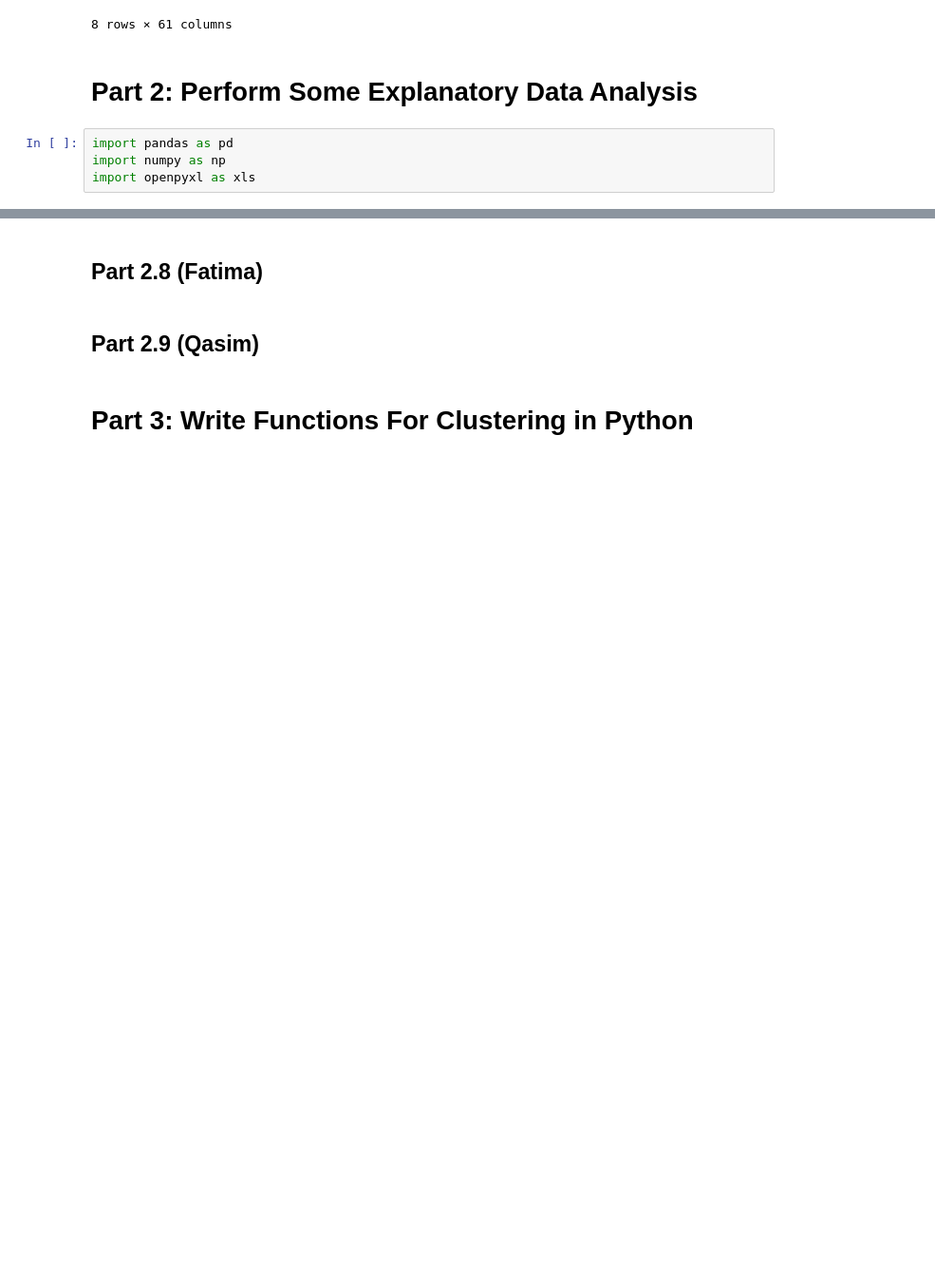
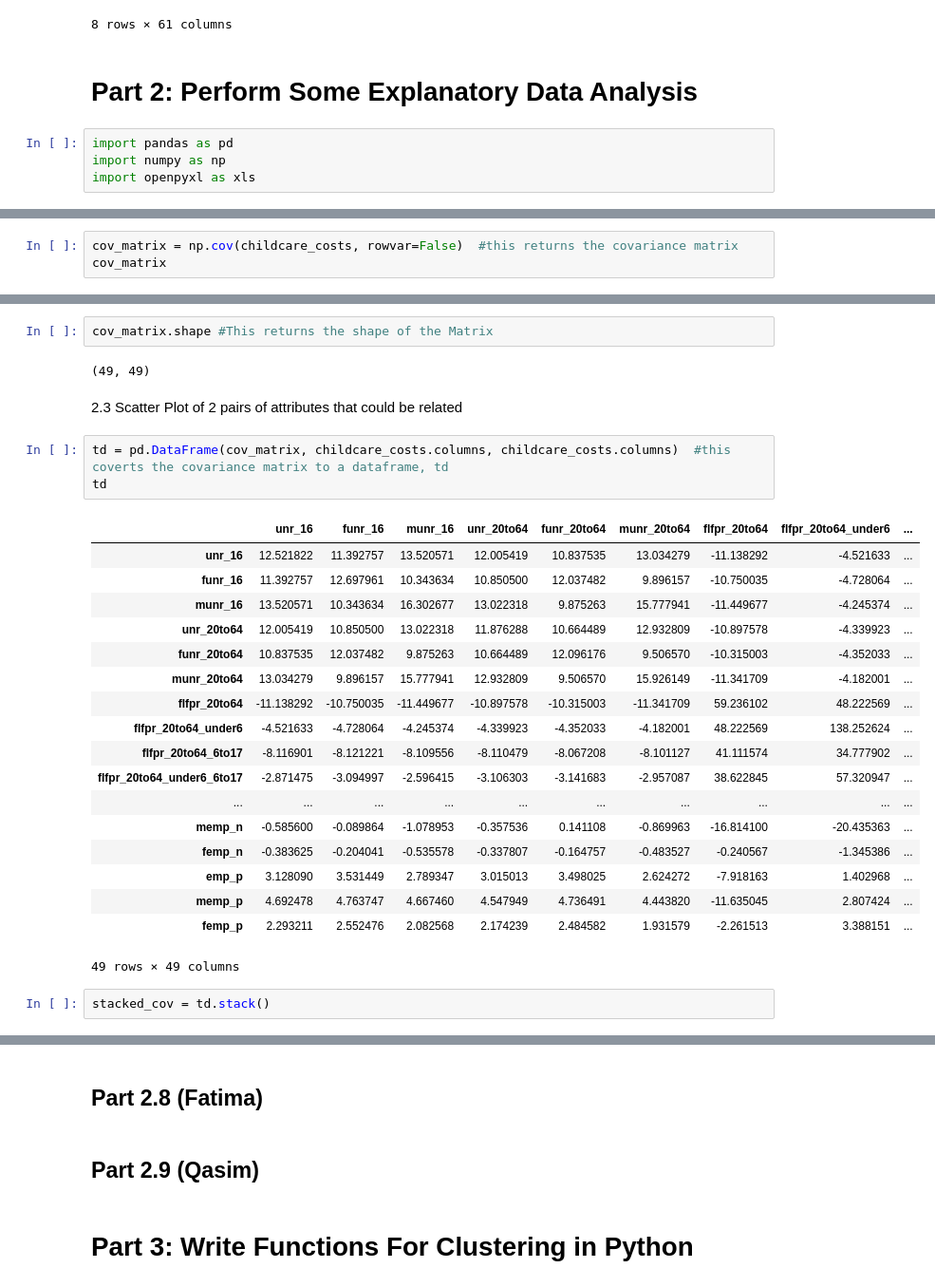
Before and after one commit to CategorIAN/CSCI_550_Project1, a Jupyter notebook: CSCI550MP1.ipynb, the cells around one changed output, grey strips where cells are left out. Shown at 95% size. Saved outputs shown, nothing was run; the diff lists cells and outputs as text; blank space fills up the shorter version.

```diff
--- a/CSCI550MP1.ipynb
+++ b/CSCI550MP1.ipynb
@@ -78,0 +150,3 @@ import openpyxl as xls
+# %%
+cov_matrix = np.cov(childcare_costs, rowvar=False)  #this returns the covariance matrix
+cov_matrix
@@ -78,0 +167,30 @@ import openpyxl as xls
+# %%
+cov_matrix.shape #This returns the shape of the Matrix
+# %% [output]
+(49, 49)
+# %% [markdown]
+2.3 Scatter Plot of 2 pairs of attributes that could be related
+# %%
+td = pd.DataFrame(cov_matrix, childcare_costs.columns, childcare_costs.columns)  #this coverts the covariance matrix to a dataframe, td
+td
+# %% [output]
+|  | unr_16 | funr_16 | munr_16 | unr_20to64 | funr_20to64 | munr_20to64 | flfpr_20to64 | flfpr_20to64_under6 | ... |
+| unr_16 | 12.521822 | 11.392757 | 13.520571 | 12.005419 | 10.837535 | 13.034279 | -11.138292 | -4.521633 | ... |
+| funr_16 | 11.392757 | 12.697961 | 10.343634 | 10.850500 | 12.037482 | 9.896157 | -10.750035 | -4.728064 | ... |
+| munr_16 | 13.520571 | 10.343634 | 16.302677 | 13.022318 | 9.875263 | 15.777941 | -11.449677 | -4.245374 | ... |
+| unr_20to64 | 12.005419 | 10.850500 | 13.022318 | 11.876288 | 10.664489 | 12.932809 | -10.897578 | -4.339923 | ... |
+| funr_20to64 | 10.837535 | 12.037482 | 9.875263 | 10.664489 | 12.096176 | 9.506570 | -10.315003 | -4.352033 | ... |
+| munr_20to64 | 13.034279 | 9.896157 | 15.777941 | 12.932809 | 9.506570 | 15.926149 | -11.341709 | -4.182001 | ... |
+| flfpr_20to64 | -11.138292 | -10.750035 | -11.449677 | -10.897578 | -10.315003 | -11.341709 | 59.236102 | 48.222569 | ... |
+| flfpr_20to64_under6 | -4.521633 | -4.728064 | -4.245374 | -4.339923 | -4.352033 | -4.182001 | 48.222569 | 138.252624 | ... |
+| flfpr_20to64_6to17 | -8.116901 | -8.121221 | -8.109556 | -8.110479 | -8.067208 | -8.101127 | 41.111574 | 34.777902 | ... |
+| flfpr_20to64_under6_6to17 | -2.871475 | -3.094997 | -2.596415 | -3.106303 | -3.141683 | -2.957087 | 38.622845 | 57.320947 | ... |
+| ... | ... | ... | ... | ... | ... | ... | ... | ... | ... |
+| memp_n | -0.585600 | -0.089864 | -1.078953 | -0.357536 | 0.141108 | -0.869963 | -16.814100 | -20.435363 | ... |
+| femp_n | -0.383625 | -0.204041 | -0.535578 | -0.337807 | -0.164757 | -0.483527 | -0.240567 | -1.345386 | ... |
+| emp_p | 3.128090 | 3.531449 | 2.789347 | 3.015013 | 3.498025 | 2.624272 | -7.918163 | 1.402968 | ... |
+| memp_p | 4.692478 | 4.763747 | 4.667460 | 4.547949 | 4.736491 | 4.443820 | -11.635045 | 2.807424 | ... |
+| femp_p | 2.293211 | 2.552476 | 2.082568 | 2.174239 | 2.484582 | 1.931579 | -2.261513 | 3.388151 | ... |
+49 rows × 49 columns
+# %%
+stacked_cov = td.stack()
```
Also changed, not shown: parts of 60 cells of this notebook.
